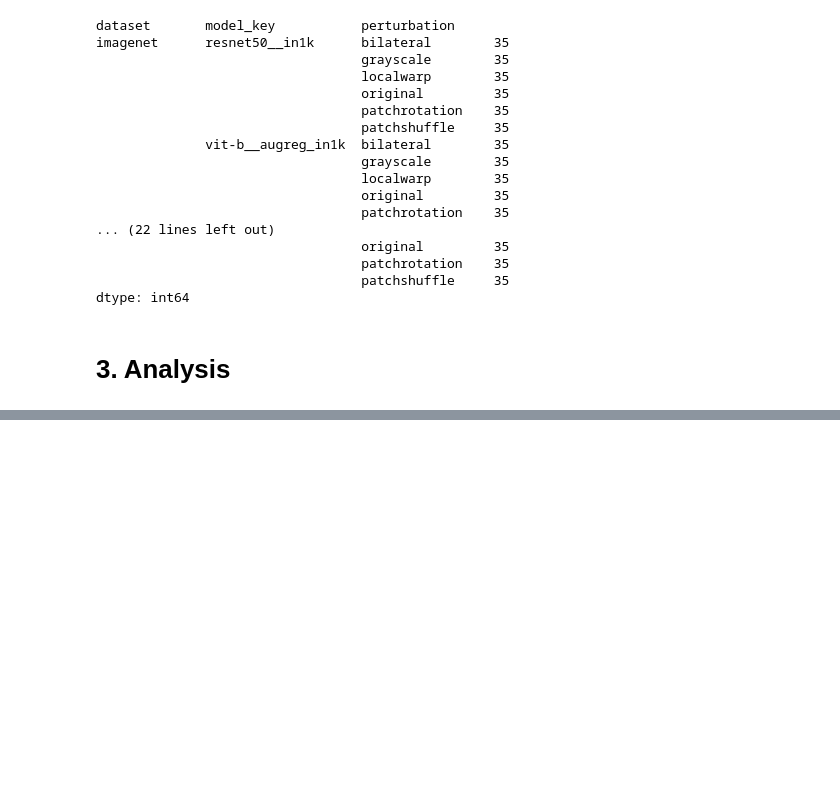
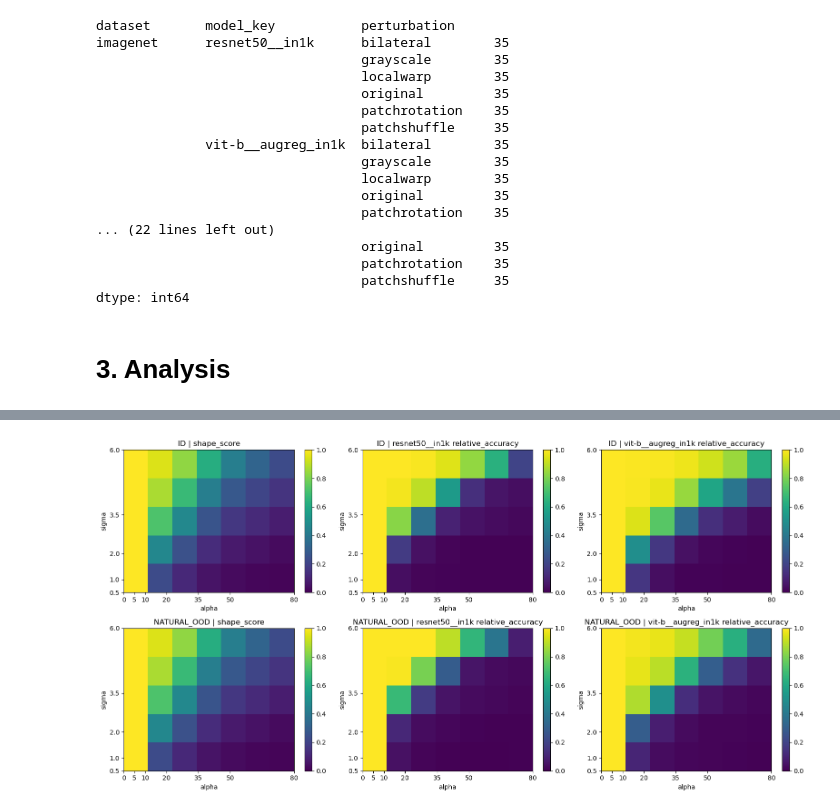
Before and after one commit to sdsdsdsdaf/Feature-Reliance, a Jupyter notebook: results_analysis.ipynb, the cells around one changed output, grey strips where cells are left out. Cells and saved outputs as stored; diff of their text form; code cells hidden in the pictures; blank space fills up the shorter version.

```diff
--- a/results_analysis.ipynb
+++ b/results_analysis.ipynb
@@ -736,0 +1066,4 @@ lw_summary = (
+# %%
+plot_lw_heatmap(lw_summary, perf_col="relative_accuracy")
+# %% [output]
+[figure, added]
```
Also changed, not shown: parts of 24 cells of this notebook, 4 other files.
